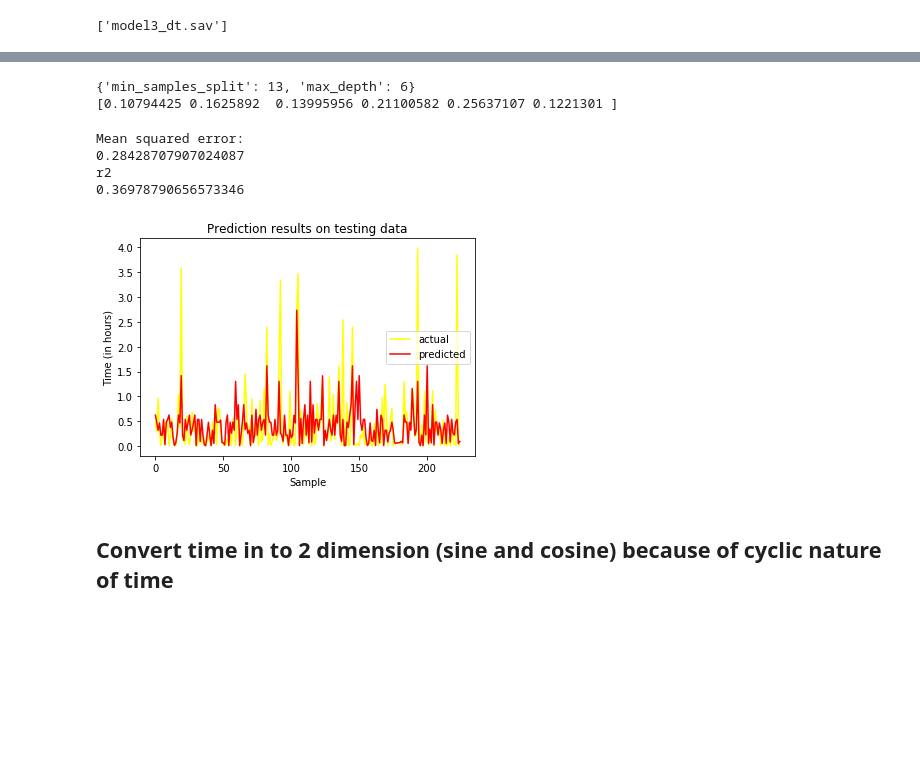
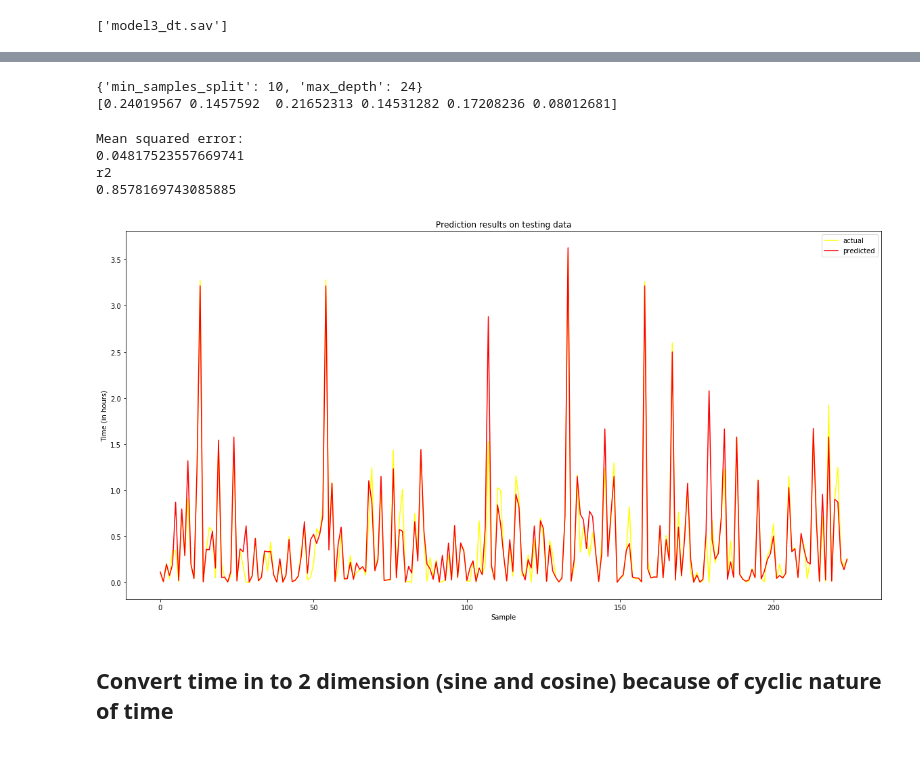
Before and after one commit to abu-rayyan/DeliveryTimePrediction, a Jupyter notebook: Ipynb_files/model3_dt.ipynb, the cells around one changed output, grey strips where cells are left out. Saved outputs shown, nothing was run; the diff lists cells and outputs as text; code cells hidden in the pictures; blank space fills up the shorter version.

```diff
--- a/Ipynb_files/model3_dt.ipynb
+++ b/Ipynb_files/model3_dt.ipynb
@@ -47,14 +49,14 @@ plt.show()
 # %%
 #df = df[~is_strange]
 timestamp_info = df[['Created Time', 'Biker Assigned Time', 'Biker Accepted Time']].values.astype(int)
-other_features = df[['BikerCode', 'LocationCode', 'CustomerCode']].values
+other_features = df[['Biker Code', 'Location Code', 'PendingOrdersLocationWise']].values
 X =  np.concatenate((timestamp_info, other_features), axis=1)
 #X= info_taken[['BikerID', 'Hours2assign', 'Hours2accept']].values #,
 Y= np.reshape(df['Hours2deliver'].values, -1)
 # %%
 X_trn, X_tst, Y_trn, Y_tst = train_test_split(X, Y, test_size=0.1)
 # %%
-tree_regression_model = tree.DecisionTreeRegressor(min_samples_split=13, max_depth=6,random_state=0)
+tree_regression_model = tree.DecisionTreeRegressor(min_samples_split=10, max_depth=24,random_state=0)
 trained_model = tree_regression_model.fit(X,Y)
 joblib.dump(trained_model, 'model3_dt.sav')
 # %% [output]
@@ -89,8 +90,8 @@ GridSearchCV(cv=20, error_score='raise',
 print(grid_search.best_params_)
 print(grid_search.best_estimator_.feature_importances_)
 # %% [output]
-{'min_samples_split': 13, 'max_depth': 6}
-[0.10794425 0.1625892  0.13995956 0.21100582 0.25637107 0.1221301 ]
+{'min_samples_split': 10, 'max_depth': 24}
+[0.24019567 0.1457592  0.21652313 0.14531282 0.17208236 0.08012681]
 # %%
 predict_model = trained_model.predict(X_tst)
 #predict_model = grid_search.best_estimator_.predict(X_tst)
@@ -103,19 +104,20 @@ print('r2')
 print(r2_score(Y_tst, predict_model, sample_weight=None, multioutput='uniform_average'))
 # %% [output]
 Mean squared error:
-0.28428707907024087
+0.04817523557669741
 r2
-0.36978790656573346
+0.8578169743085885
 # %%
+plt.figure(figsize=(20,10))
 plt.plot(Y_tst, color= 'yellow', label= 'actual') # p
 plt.plot(predict_model, color= 'red', label= 'predicted') # p
 plt.xlabel('Sample')
 plt.ylabel('Time (in hours)')
 plt.title('Prediction results on testing data')
 plt.legend()
 plt.show()
 # %% [output]
-[figure, old version]
+[figure, new version]
 # %% [markdown]
 <H2> Convert time in to 2 dimension (sine and cosine) because of cyclic nature of time <H2>
 # %%
```
Also changed, not shown: parts of 2 cells of this notebook, 4 other files.
